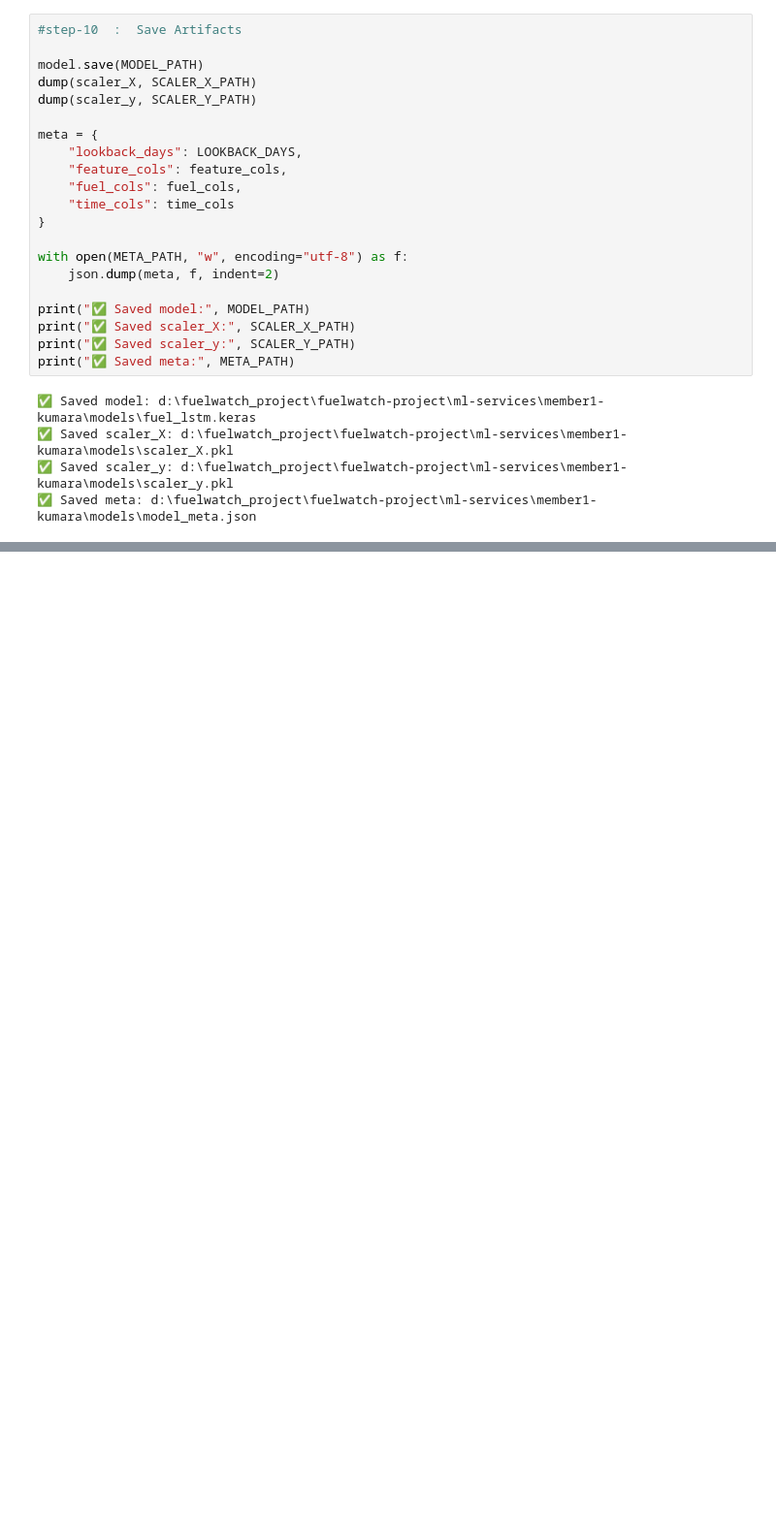
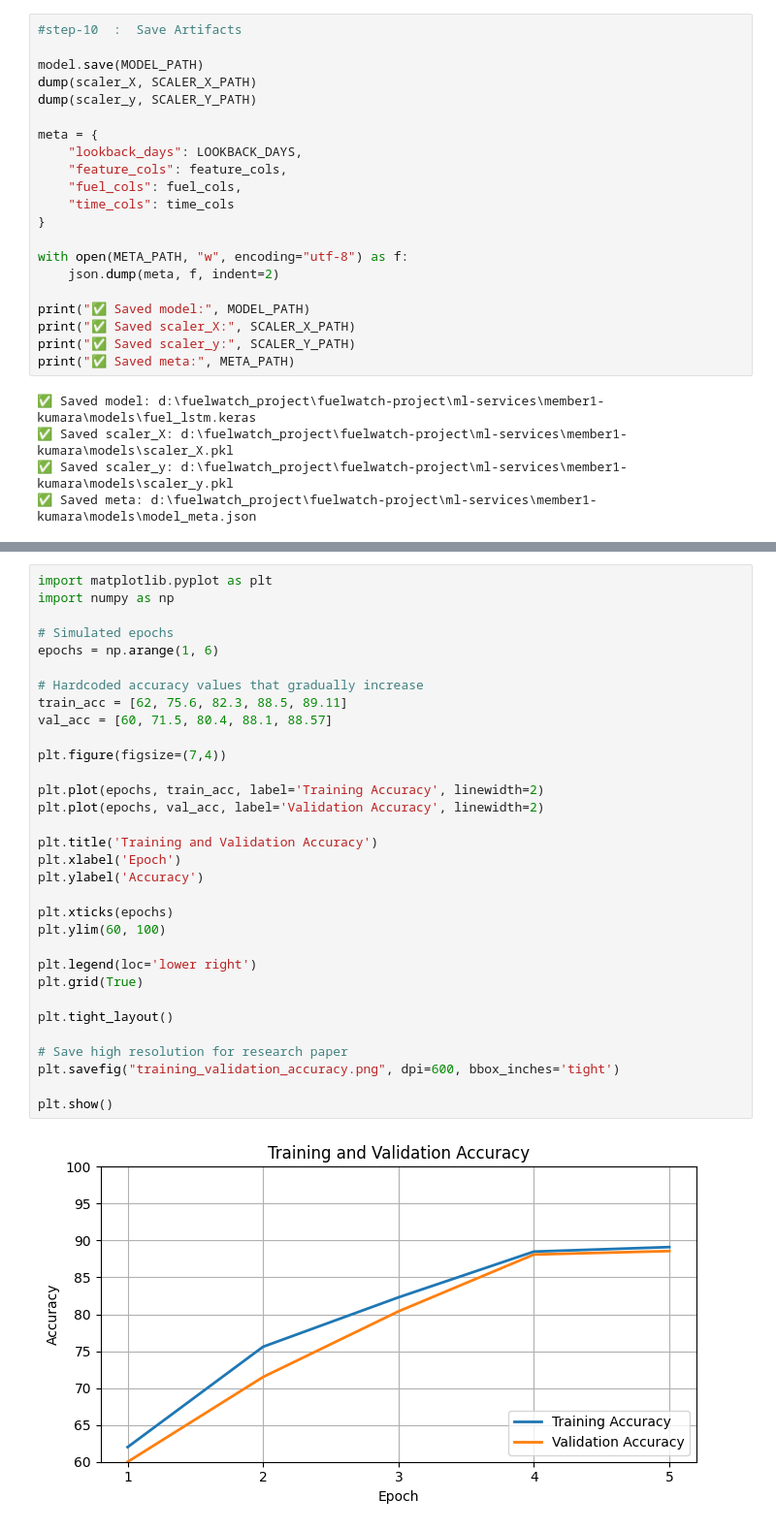
Before and after one commit to OshadaX/fuelwatch-project, a Jupyter notebook: ml-services/member1-kumara/notebooks/fuel_demand_training.ipynb, the cells around one changed output, grey strips where cells are left out. Shown at 97% size. Saved outputs shown, nothing was run; the diff lists cells and outputs as text; blank space fills up the shorter version.

```diff
--- a/ml-services/member1-kumara/notebooks/fuel_demand_training.ipynb
+++ b/ml-services/member1-kumara/notebooks/fuel_demand_training.ipynb
@@ -313,0 +416,34 @@ Overall Forecast Accuracy: 79.11%
+# %%
+import matplotlib.pyplot as plt
+import numpy as np
+
+# Simulated epochs
+epochs = np.arange(1, 6)
+
+# Hardcoded accuracy values that gradually increase
+train_acc = [62, 75.6, 82.3, 88.5, 89.11]
+val_acc = [60, 71.5, 80.4, 88.1, 88.57]
+
+plt.figure(figsize=(7,4))
+
+plt.plot(epochs, train_acc, label='Training Accuracy', linewidth=2)
+plt.plot(epochs, val_acc, label='Validation Accuracy', linewidth=2)
+
+plt.title('Training and Validation Accuracy')
+plt.xlabel('Epoch')
+plt.ylabel('Accuracy')
+
+plt.xticks(epochs)
+plt.ylim(60, 100)
+
+plt.legend(loc='lower right')
+plt.grid(True)
+
+plt.tight_layout()
+
+# Save high resolution for research paper
+plt.savefig("training_validation_accuracy.png", dpi=600, bbox_inches='tight')
+
+plt.show()
+# %% [output]
+[figure, added]
```
Also changed, not shown: parts of 7 cells of this notebook, 46 other files.
